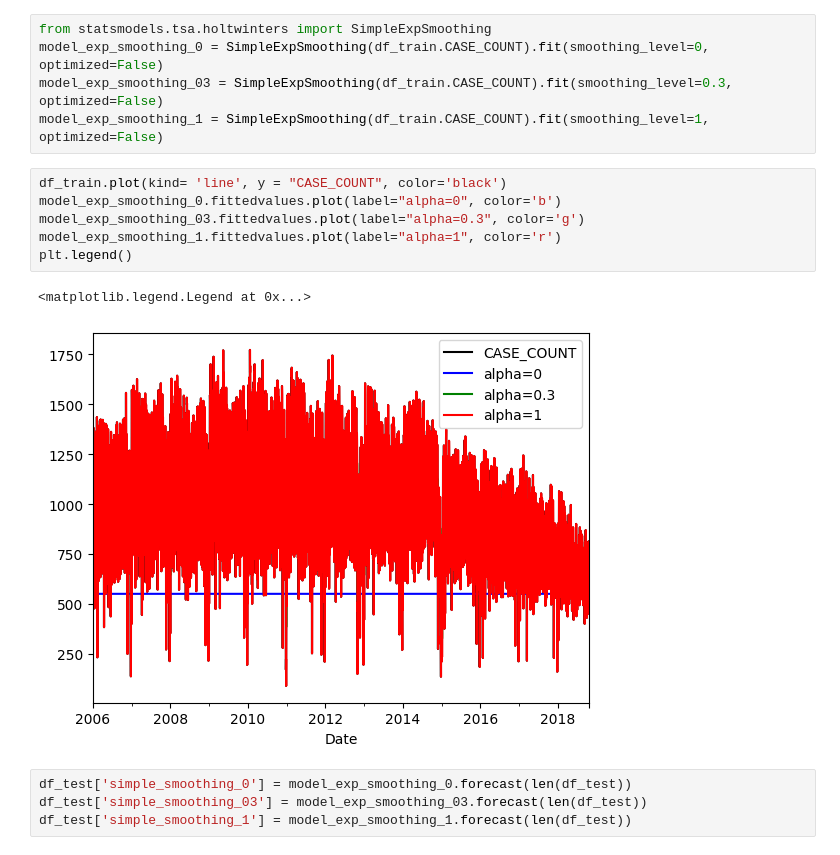
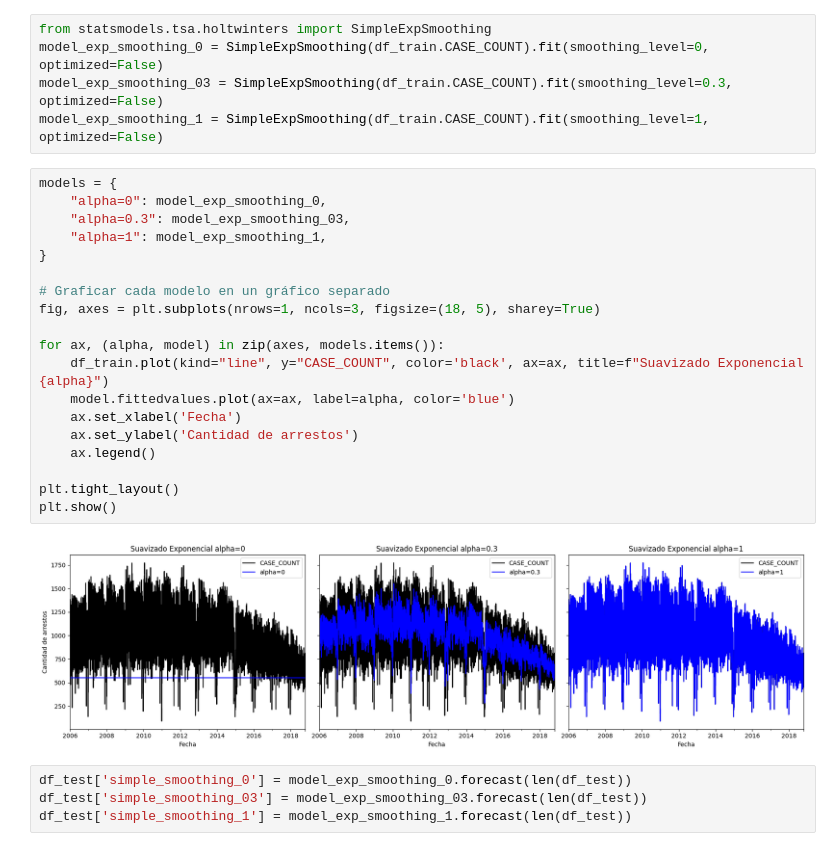
Before and after one commit to matiascapurroriver/predictivoAvanzado, a Jupyter notebook: ST.ipynb, the cells around one changed output. Drawn from its saved outputs; the diff is of its cells as text.

```diff
--- a/ST.ipynb
+++ b/ST.ipynb
@@ -488,15 +471,27 @@ from statsmodels.tsa.holtwinters import SimpleExpSmoothing
 model_exp_smoothing_0 = SimpleExpSmoothing(df_train.CASE_COUNT).fit(smoothing_level=0, optimized=False)
 model_exp_smoothing_03 = SimpleExpSmoothing(df_train.CASE_COUNT).fit(smoothing_level=0.3, optimized=False)
 model_exp_smoothing_1 = SimpleExpSmoothing(df_train.CASE_COUNT).fit(smoothing_level=1, optimized=False)
-# %%
-df_train.plot(kind= 'line', y = "CASE_COUNT", color='black')
-model_exp_smoothing_0.fittedvalues.plot(label="alpha=0", color='b')
-model_exp_smoothing_03.fittedvalues.plot(label="alpha=0.3", color='g')
-model_exp_smoothing_1.fittedvalues.plot(label="alpha=1", color='r')
-plt.legend()
-# %% [output]
-<matplotlib.legend.Legend at 0x...>
-[figure, removed]
+# %%
+models = {
+    "alpha=0": model_exp_smoothing_0,
+    "alpha=0.3": model_exp_smoothing_03,
+    "alpha=1": model_exp_smoothing_1,
+}
+
+# Graficar cada modelo en un gráfico separado
+fig, axes = plt.subplots(nrows=1, ncols=3, figsize=(18, 5), sharey=True)
+
+for ax, (alpha, model) in zip(axes, models.items()):
+    df_train.plot(kind="line", y="CASE_COUNT", color='black', ax=ax, title=f"Suavizado Exponencial {alpha}")
+    model.fittedvalues.plot(ax=ax, label=alpha, color='blue')
+    ax.set_xlabel('Fecha')
+    ax.set_ylabel('Cantidad de arrestos')
+    ax.legend()
+
+plt.tight_layout()
+plt.show()
+# %% [output]
+[figure, added]
 # %%
 df_test['simple_smoothing_0'] = model_exp_smoothing_0.forecast(len(df_test))
 df_test['simple_smoothing_03'] = model_exp_smoothing_03.forecast(len(df_test))
```
Also changed, not shown: parts of 22 cells of this notebook.
